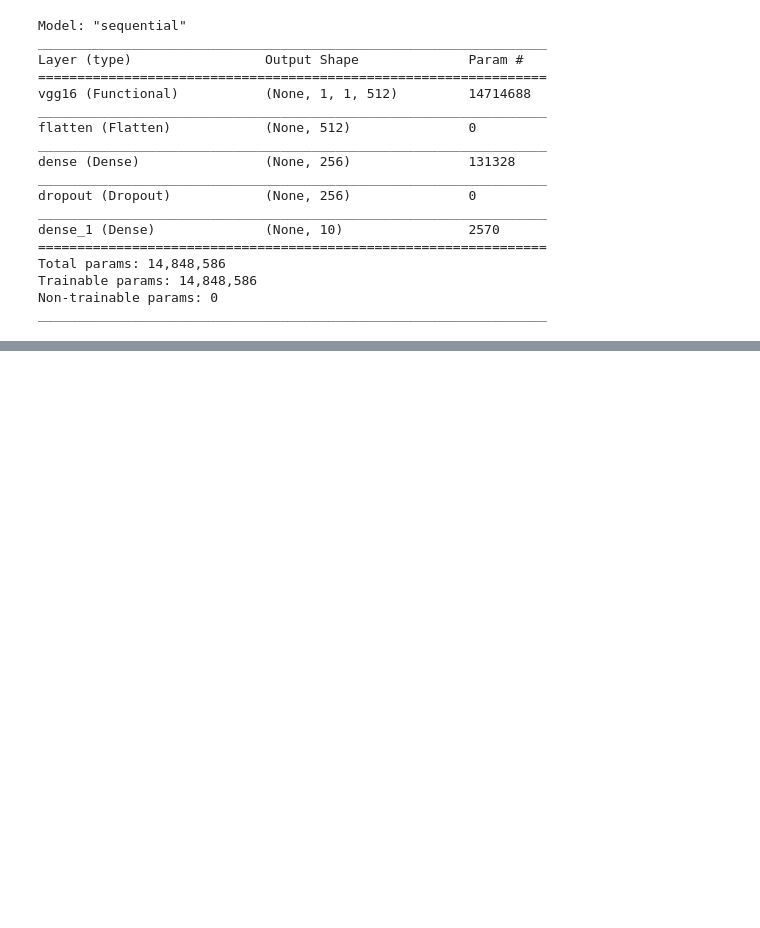
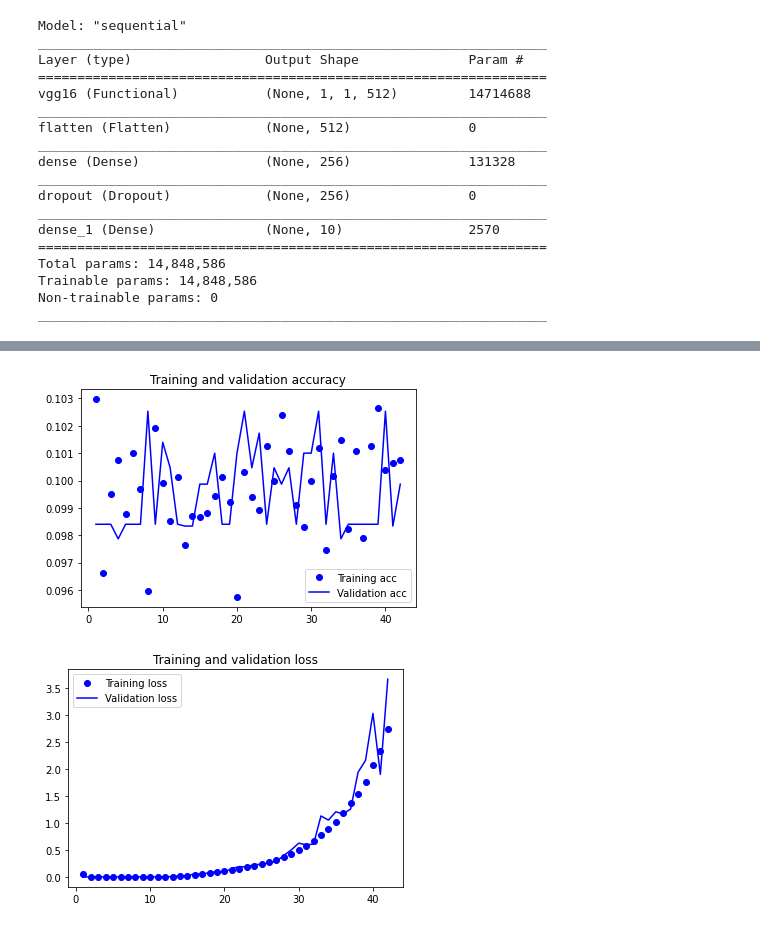
Before and after one commit to LucasColas/Project-with-CIFAR-10, a Jupyter notebook: Training_Project_CIFAR_10.ipynb, the cells around one changed output, grey strips where cells are left out. Cells and saved outputs as stored; diff of their text form; code cells hidden in the pictures; blank space fills up the shorter version.

```diff
--- a/Training_Project_CIFAR_10.ipynb
+++ b/Training_Project_CIFAR_10.ipynb
@@ -133,7 +155,7 @@ _________________________________________________________________
 
 
 
-model.compile(optimizer=optimizers.SGD(lr=0.01),loss="categorical_crossentropy", metrics=["acc"])
+model.compile(optimizer=optimizers.SGD(lr=0.0001),loss="categorical_crossentropy", metrics=["acc"])
 history = model.fit(X_train, Y_train, batch_size=16, epochs=42, validation_split=(0.3))
 model.save("training.h5")
 
@@ -180,2 +202,4 @@ Epoch 9/42
+[figure, added]
+[figure, added]
 # %%
 model.summary()
```
Also changed, not shown: parts of 4 cells of this notebook.
